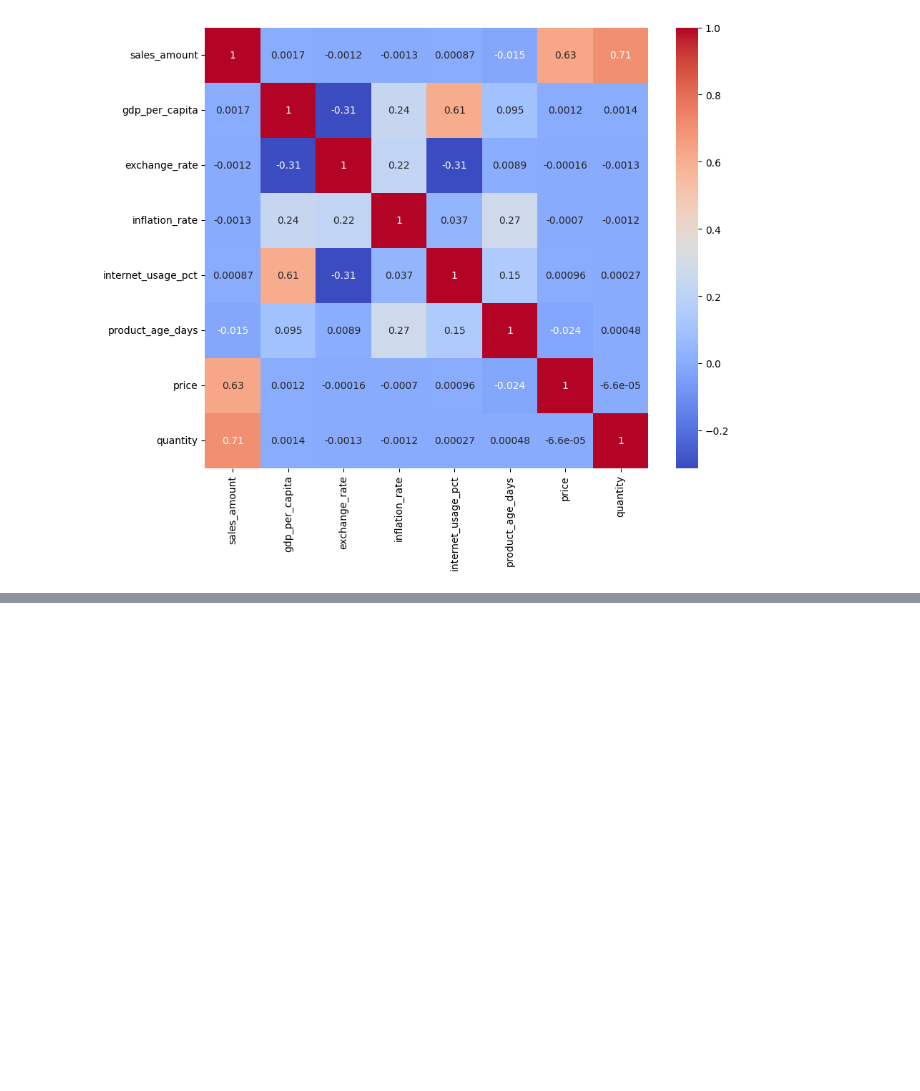
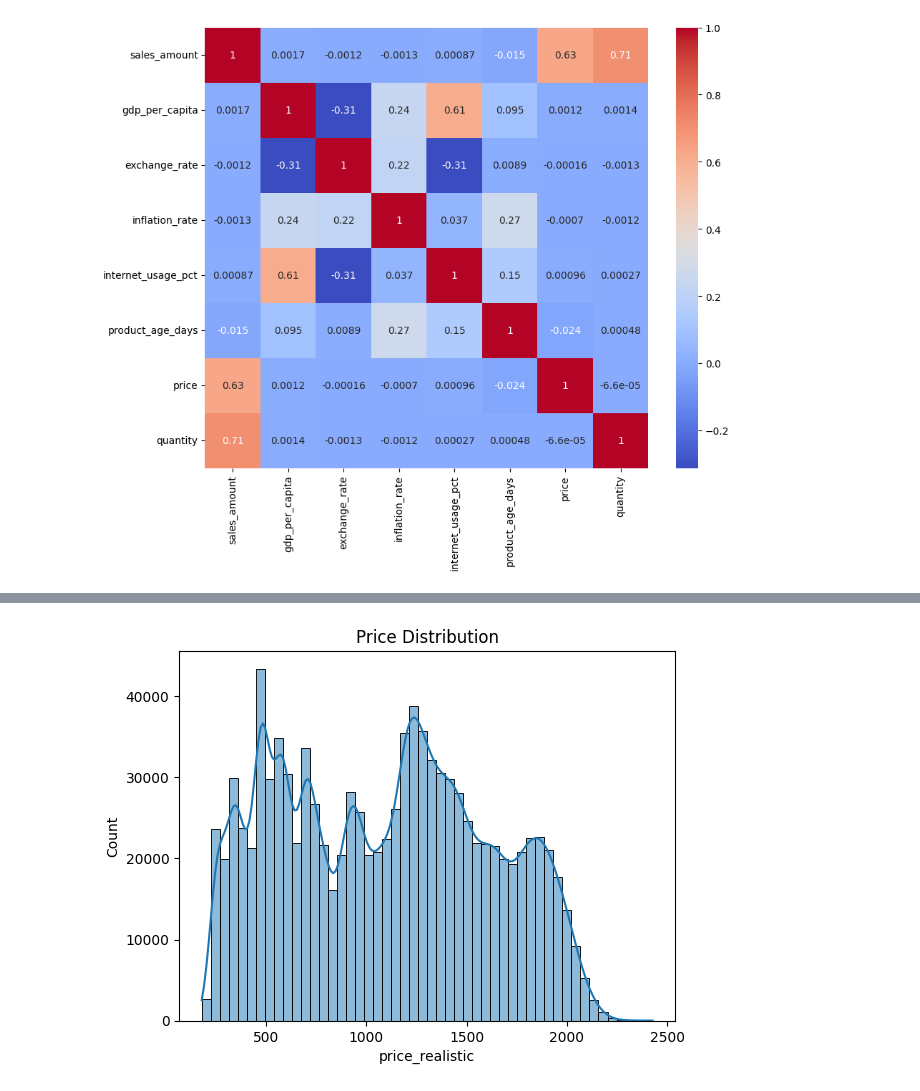
Before and after one commit to AliSherif2303/Apple-Retail-Sales-Forcasting, a Jupyter notebook: notebooks/002_preprocess_externals.ipynb, the cells around one changed output, grey strips where cells are left out. Drawn from its saved outputs; the diff is of its cells as text; code cells hidden in the pictures; blank space fills up the shorter version.

```diff
--- a/notebooks/002_preprocess_externals.ipynb
+++ b/notebooks/002_preprocess_externals.ipynb
@@ -328,0 +602,6 @@ plt.show()
+# %%
+sns.histplot(df['price_realistic'], bins=50, kde=True)
+plt.title("Price Distribution")
+plt.show()
+# %% [output]
+[figure, added]
```
Also changed, not shown: parts of 48 cells of this notebook, 14 other files.
